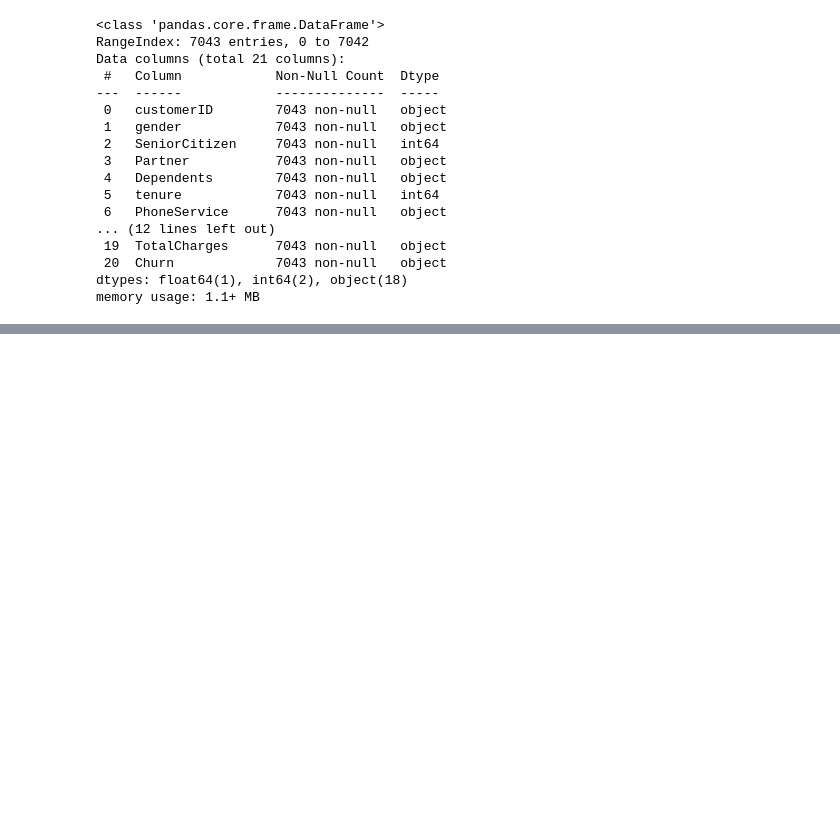
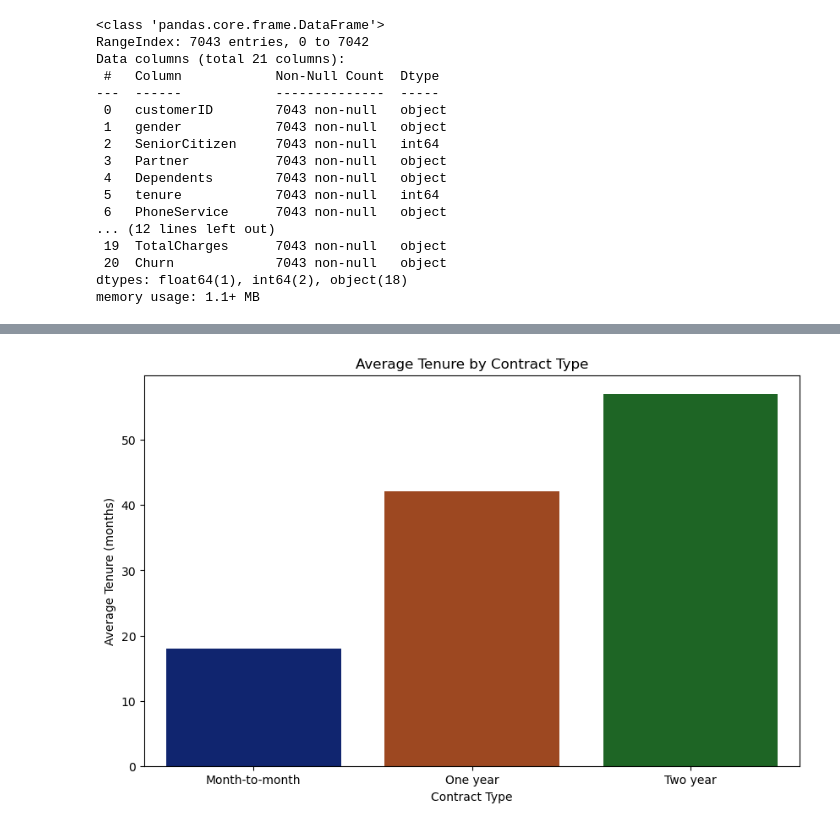
Before and after one commit to Justcolins/TELCO_CUSTOMER_CHURN, a Jupyter notebook: churn.ipynb, the cells around one changed output, grey strips where cells are left out. Cells and saved outputs as stored; diff of their text form; code cells hidden in the pictures; blank space fills up the shorter version.

```diff
--- a/churn.ipynb
+++ b/churn.ipynb
@@ -52,0 +206,15 @@ memory usage: 1.1+ MB
+# %%
+# Group by contract type and calculate the average tenure
+contract_tenure = df.groupby('Contract')['tenure'].mean().reset_index()
+
+# Create the bar chart
+plt.figure(figsize=(10, 6))
+sns.barplot(x='Contract', y='tenure', data=contract_tenure, palette='dark')
+
+# Set the plot labels and title
+plt.xlabel('Contract Type')
+plt.ylabel('Average Tenure (months)')
+plt.title('Average Tenure by Contract Type')
+plt.show()
+# %% [output]
+[figure, added]
```
Also changed, not shown: parts of 17 cells of this notebook.
